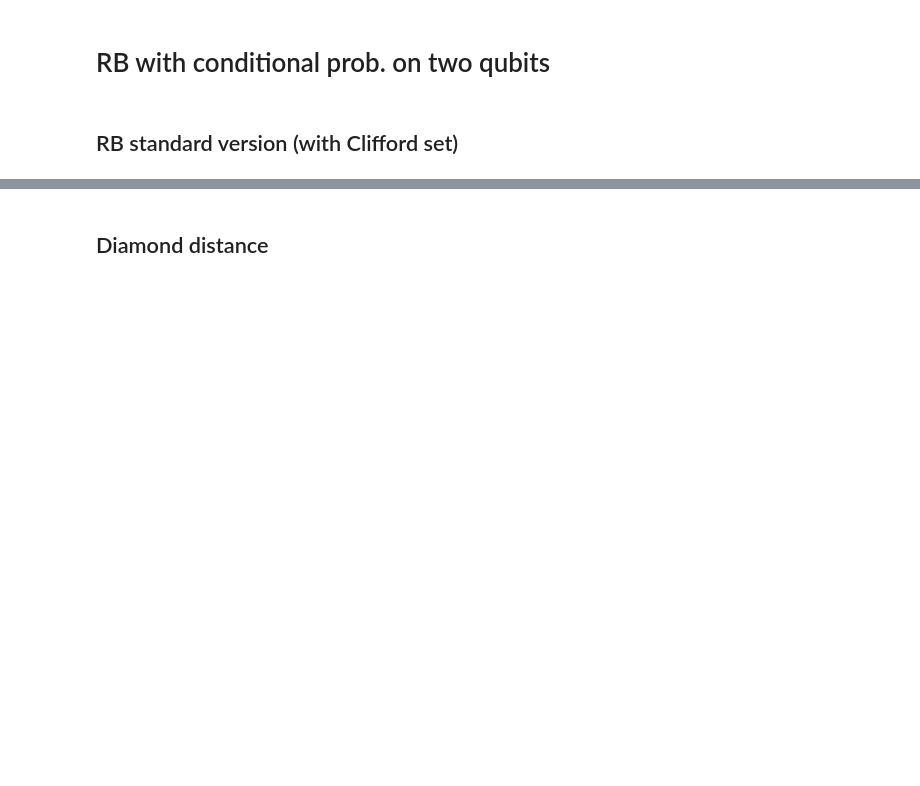
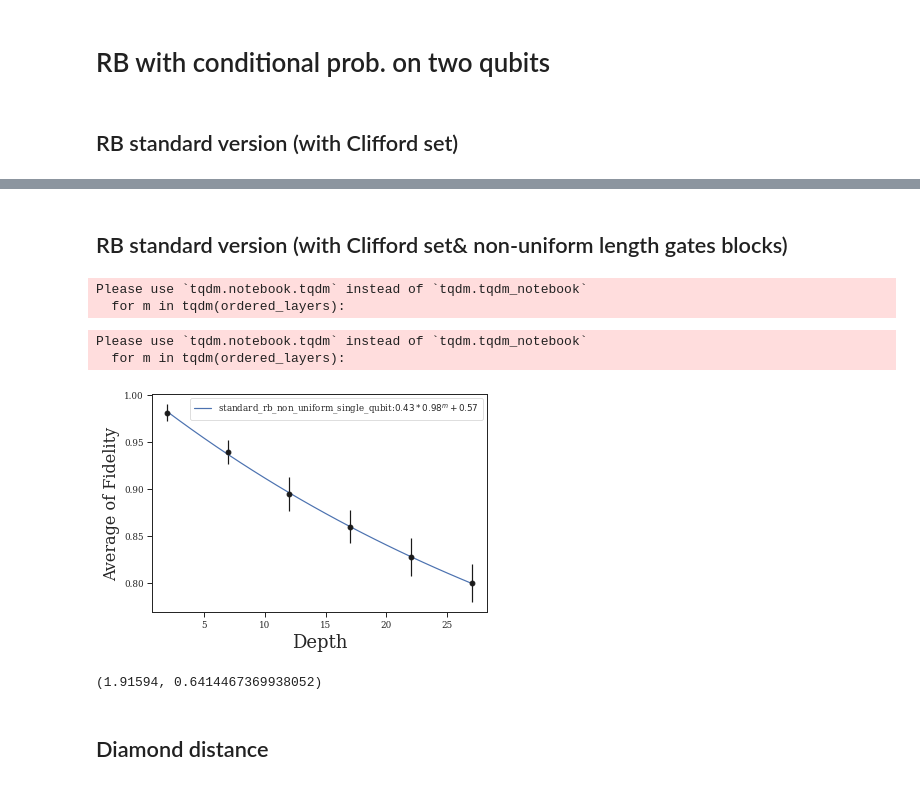
Before and after one commit to mmehrani/Randomized_Benchmarking_protocol, a Jupyter notebook: Bench_machine.ipynb, the cells around one changed output, grey strips where cells are left out. Saved outputs shown, nothing was run; the diff lists cells and outputs as text; code cells hidden in the pictures; blank space fills up the shorter version.

```diff
--- a/Bench_machine.ipynb
+++ b/Bench_machine.ipynb
@@ -57,7 +57,7 @@ try:
 except:
     pass
 # %%
-ordered_layers = np.arange(2,30,2).astype('int')
+ordered_layers = np.arange(2,30,5).astype('int')
 
 ordered_layers_arr = np.array( ordered_layers )
 between_layers = np.arange(ordered_layers_arr.min(),ordered_layers_arr.max()+1,1).astype('int')
@@ -70,7 +70,9 @@ between_layers = np.arange(ordered_layers_arr.min(),ordered_layers_arr.max()+1,1
 #                            'conditional_universal_circuit':machine_response_rb_universal_two_qubits_conditional}
 # %%
 bench_protocol_func_dict = {'native_conditional_single_qubit':native_rigetti_single_qubit_packs_generator,
-                           'native_conditional_conditional_two_qubits':native_universal_two_qubits_packs_generator}
+                           'native_conditional_conditional_two_qubits':native_universal_two_qubits_packs_generator,
+                           'standard_rb_single_qubit':two_design_single_qubit_packs_generator,
+                           'standard_rb_non_uniform_single_qubit':two_design_single_qubit_packs_generator_non_uniform}
 # %%
 sns.set_theme(context='paper', font= 'Serif', style = 'ticks')
 # %%
@@ -194,3 +182,28 @@ plot_decay(ordered_layers_arr, avg_cond_fdlty_arr, err_cond_fdlty_arr, 'standard
+# %% [markdown]
+## RB standard version (with Clifford set& non-uniform length gates blocks)
+# %%
+prepare_experiments('standard_rb_non_uniform_single_qubit', qmachine, target_qubits, k_m, n_m)
+# %% [output]
+Please use `tqdm.notebook.tqdm` instead of `tqdm.tqdm_notebook`
+  for m in tqdm(ordered_layers):
+# %%
+avg_cond_fdlty_arr, err_cond_fdlty_arr = bench_machine('standard_rb_non_uniform_single_qubit', qmachine, target_qubits, k_m, n_m)
+plot_decay(ordered_layers_arr, avg_cond_fdlty_arr, err_cond_fdlty_arr, 'standard_rb_non_uniform_single_qubit')
+# %% [output]
+Please use `tqdm.notebook.tqdm` instead of `tqdm.tqdm_notebook`
+  for m in tqdm(ordered_layers):
+[figure, added]
+# %%
+bm = BenchmarkConnection()
+rb_sq = generate_rb_sequence(bm, [0], 100000)
+
+length = []
+for prog in rb_sq:
+    length.append( len(prog) )
+
+np.average(length), np.std(length)
+# %% [output]
+(1.91594, 0.6414467369938052)
 # %% [markdown]
 ## Diamond distance
 # %%
```
Also changed, not shown: parts of 9 cells of this notebook, 2 other files.
